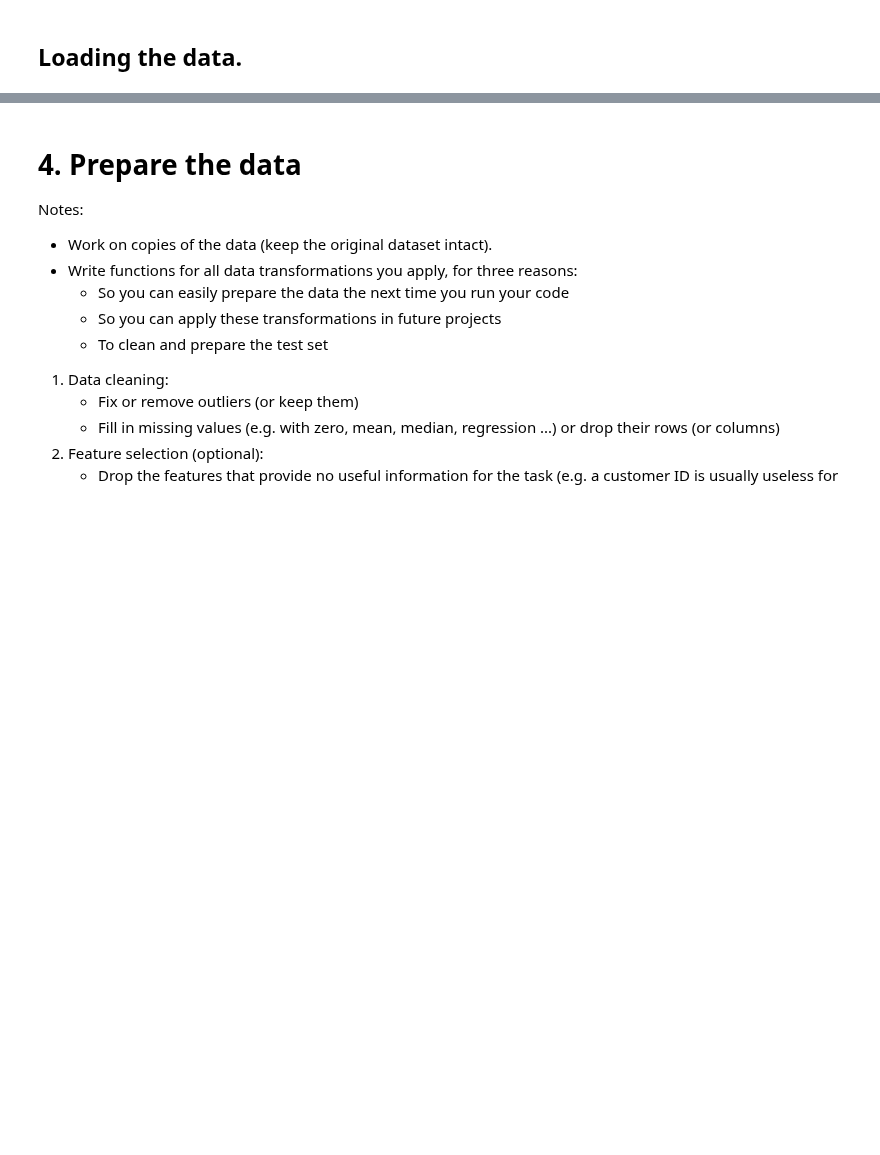
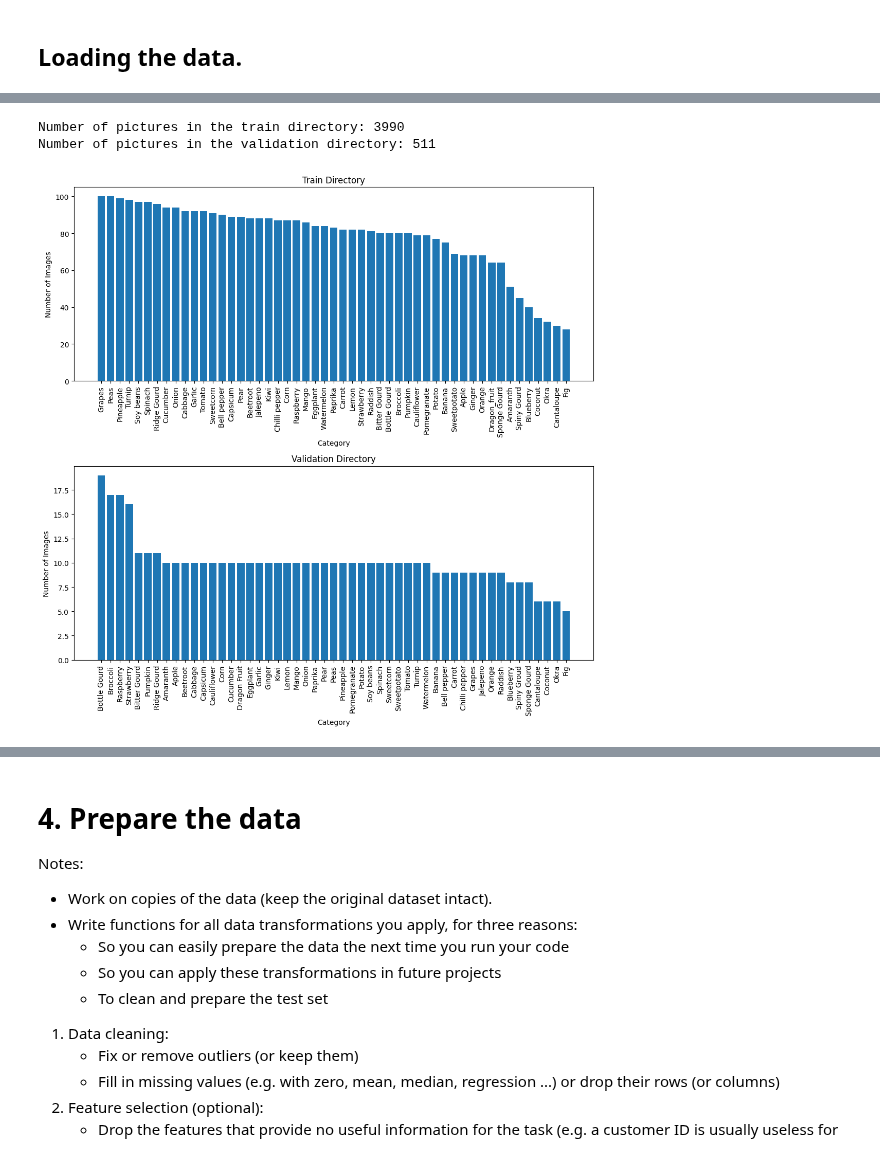
Before and after one commit to radoslavKiryazov/MAL, a Jupyter notebook: GroupProject/7. Final Group Project.ipynb, the cells around one changed output, grey strips where cells are left out. Drawn from its saved outputs; the diff is of its cells as text; code cells hidden in the pictures; blank space fills up the shorter version.

Commit message:
Plotting the data

```diff
--- a/GroupProject/7. Final Group Project.ipynb
+++ b/GroupProject/7. Final Group Project.ipynb
@@ -129,0 +105,53 @@ Loaded 4501 images from Food_Ingredients
+# %%
+import os
+from PIL import Image
+import numpy as np
+from collections import Counter
+import matplotlib.pyplot as plt
+
+# Path to the directory containing the images
+data_dir = 'Food_Ingredients'
+
+    # Count the number of images per category in the train and val directories
+train_dir = os.path.join(data_dir, 'Train')
+val_dir = os.path.join(data_dir, 'Validation')
+
+def count_images_per_category(folder):
+        category_counts = Counter()
+        for subdir, dirs, files in os.walk(folder):
+            category = os.path.basename(subdir)
+            if category != os.path.basename(folder):  # Skip the root folder
+                category_counts[category] += len([file for file in files if file.endswith(('jpg', 'jpeg', 'png'))])
+        return category_counts
+
+train_counts = count_images_per_category(train_dir)
+val_counts = count_images_per_category(val_dir)
+
+
+# Sort the counts by the number of images in descending order
+sorted_train_counts = dict(sorted(train_counts.items(), key=lambda item: item[1], reverse=True))
+sorted_val_counts = dict(sorted(val_counts.items(), key=lambda item: item[1], reverse=True))
+
+# Plot the sorted counts
+fig, axes = plt.subplots(2, 1, figsize=(11, 11))
+
+axes[0].bar(sorted_train_counts.keys(), sorted_train_counts.values())
+axes[0].set_title('Train Directory')
+axes[0].set_xlabel('Category')
+axes[0].set_ylabel('Number of Images')
+axes[0].tick_params(axis='x', rotation=90)
+
+axes[1].bar(sorted_val_counts.keys(), sorted_val_counts.values())
+axes[1].set_title('Validation Directory')
+axes[1].set_xlabel('Category')
+axes[1].set_ylabel('Number of Images')
+axes[1].tick_params(axis='x', rotation=90)
+# Print the number of pictures in the train and validation directories
+print(f"Number of pictures in the train directory: {sum(train_counts.values())}")
+print(f"Number of pictures in the validation directory: {sum(val_counts.values())}")
+plt.tight_layout()
+plt.show()
+# %% [output]
+Number of pictures in the train directory: 3990
+Number of pictures in the validation directory: 511
+[figure, added]
```
Also changed, not shown: parts of 3 cells of this notebook.
